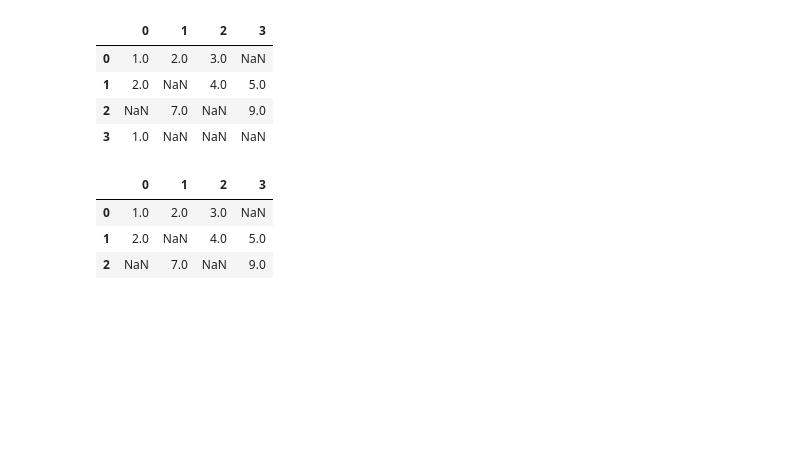
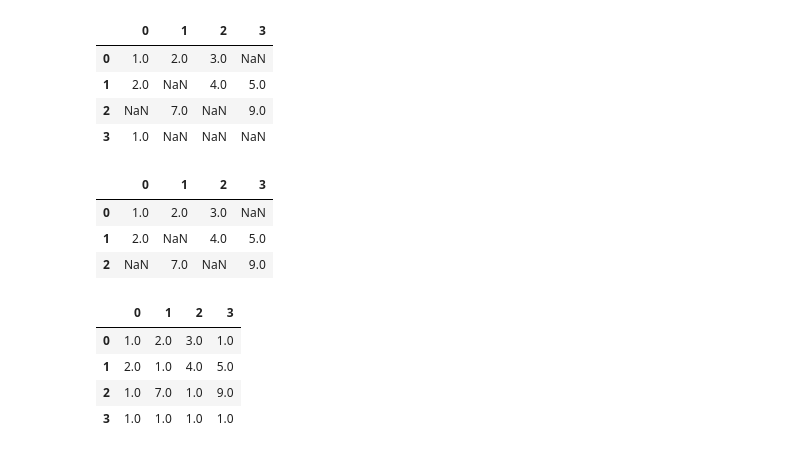
Before and after one commit to hari09kg1a0403/datascience_visualization, a Jupyter notebook: simple_pandas.ipynb, the cells around one changed output. Cells and saved outputs as stored; diff of their text form; code cells hidden in the pictures; blank space fills up the shorter version.

```diff
--- a/simple_pandas.ipynb
+++ b/simple_pandas.ipynb
@@ -457,3 +457,11 @@ dframe2.dropna(thresh = 2)
 | 0 | 1.0 | 2.0 | 3.0 | NaN |
 | 1 | 2.0 | NaN | 4.0 | 5.0 |
 | 2 | NaN | 7.0 | NaN | 9.0 |
+# %%
+dframe2.fillna(1)
+# %% [output]
+|  | 0 | 1 | 2 | 3 |
+| 0 | 1.0 | 2.0 | 3.0 | 1.0 |
+| 1 | 2.0 | 1.0 | 4.0 | 5.0 |
+| 2 | 1.0 | 7.0 | 1.0 | 9.0 |
+| 3 | 1.0 | 1.0 | 1.0 | 1.0 |
```
Also changed, not shown: parts of 2 cells of this notebook.
